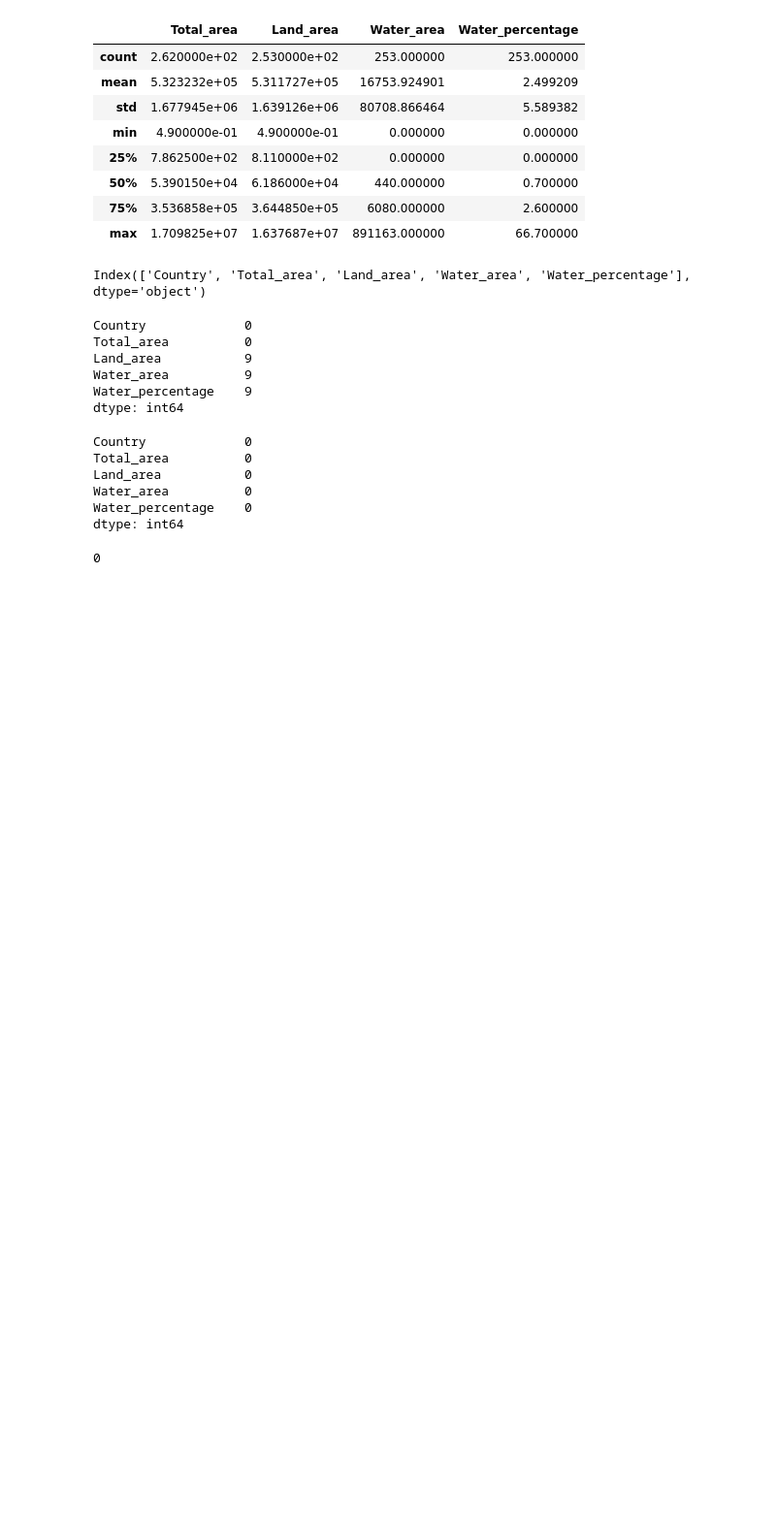
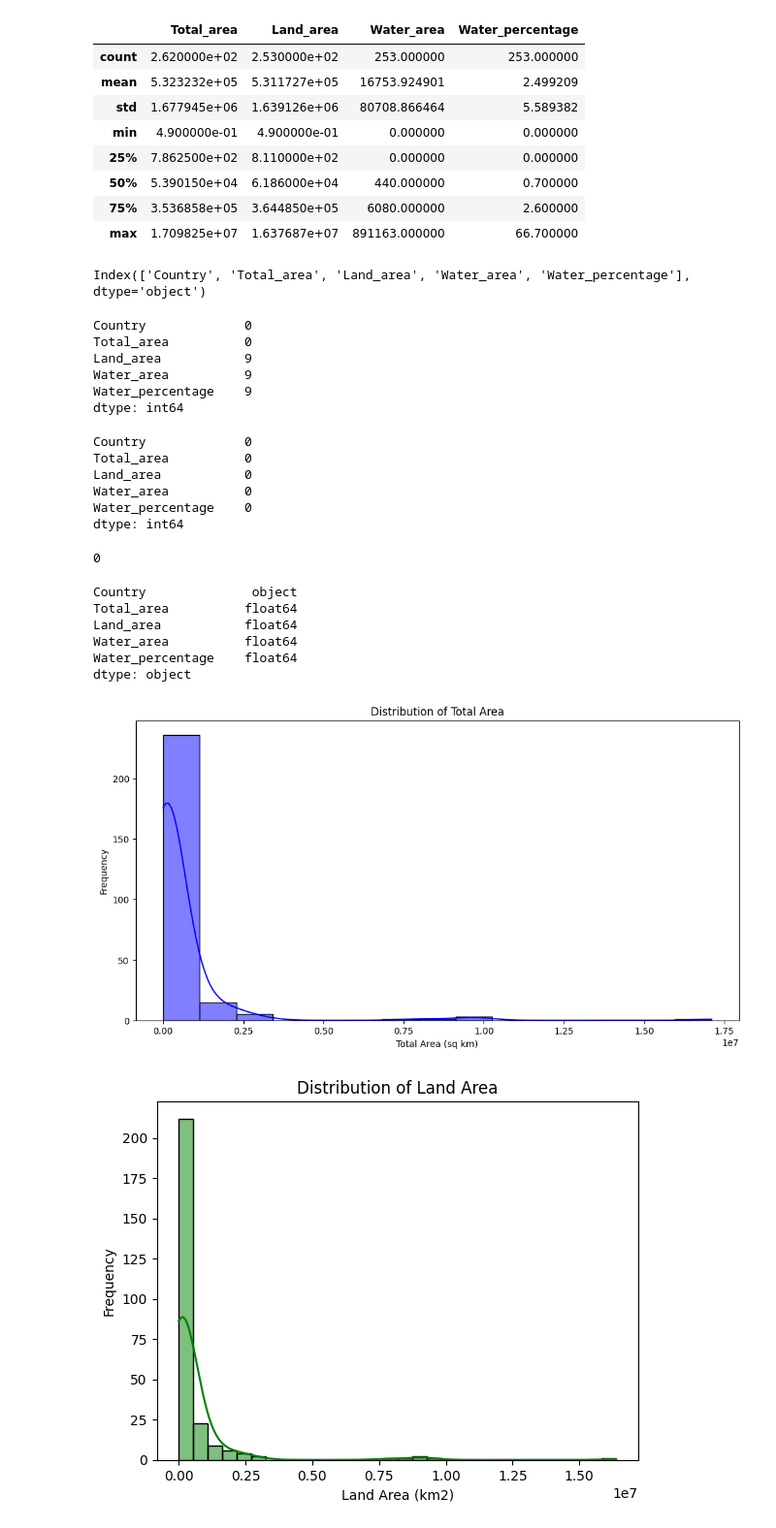
Before and after one commit to samwanyua/Python-Machine-Learning-Tutorial, a Jupyter notebook: Python/python_basics.ipynb, the cells around one changed output. Shown at 97% size. Saved outputs shown, nothing was run; the diff lists cells and outputs as text; code cells hidden in the pictures; blank space fills up the shorter version.

Commit message:
Update: Data visualization

```diff
--- a/Python/python_basics.ipynb
+++ b/Python/python_basics.ipynb
@@ -1252,3 +1255,42 @@ dtype: int64
 df.duplicated().sum()
 # %% [output]
 0
+# %%
+# check data types for columns
+df.dtypes
+# %% [output]
+Country              object
+Total_area          float64
+Land_area           float64
+Water_area          float64
+Water_percentage    float64
+dtype: object
+# %%
+# Distribution of Total_area, Land_area, and Water_area
+import matplotlib.pyplot as plt
+import seaborn as sns
+plt.figure(figsize=(12, 6))
+
+# Plot distribution of Total_area
+sns.histplot(df['Total_area'], kde=True, color='blue', bins=15)
+plt.title('Distribution of Total Area')
+plt.xlabel('Total Area (sq km)')
+plt.ylabel('Frequency')
+plt.show()
+
+# Plot distribution of Land_area
+sns.histplot(df['Land_area'], kde=True, color='green', bins=30)
+plt.title('Distribution of Land Area')
+plt.xlabel('Land Area (km2)')
+plt.ylabel('Frequency')
+plt.show()
+
+# Plot distribution of Water_area
+sns.histplot(df['Water_area'], kde=True, color='red', bins=30)
+plt.title('Distribution of Water Area')
+plt.xlabel('Water Area (km2)')
+plt.ylabel('Frequency')
+plt.show()
+# %% [output]
+[figure, added]
+[figure, added]
```
Also changed, not shown: parts of 12 cells of this notebook.
